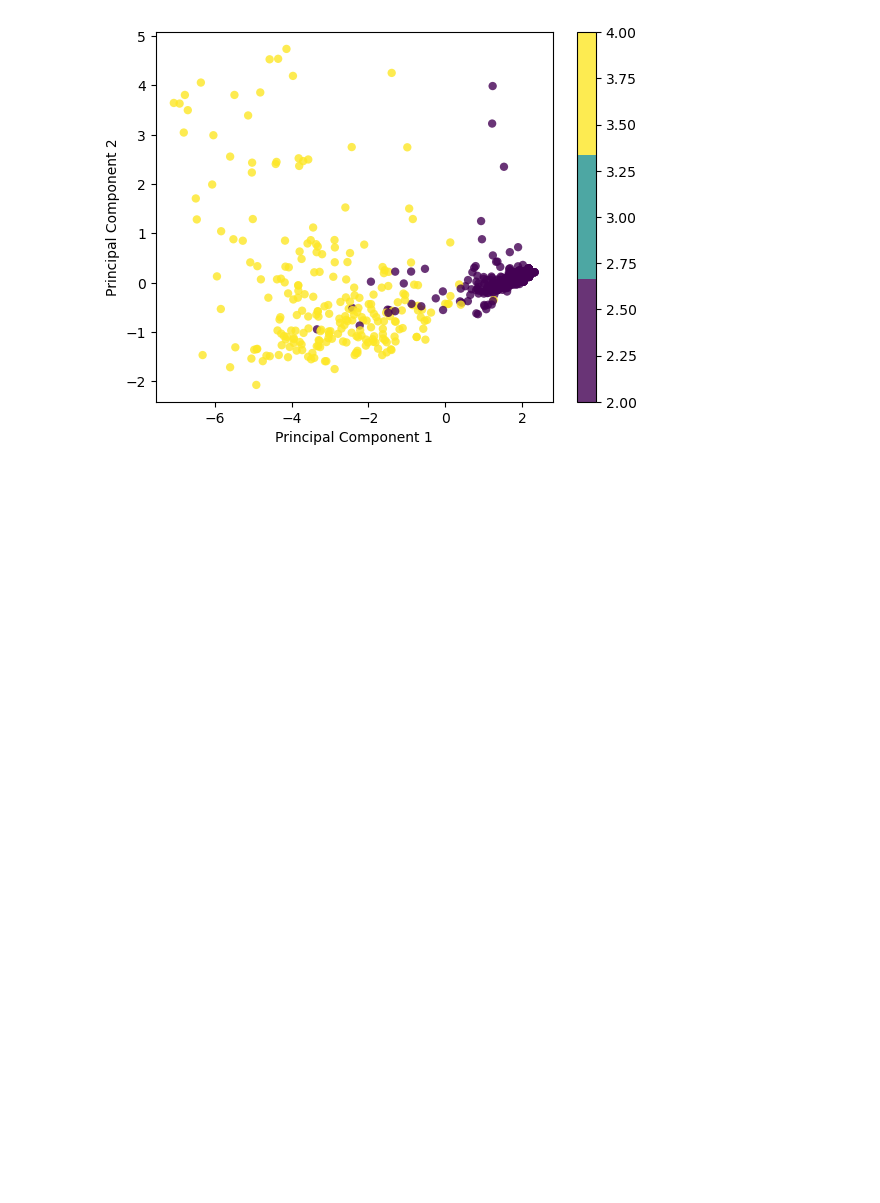
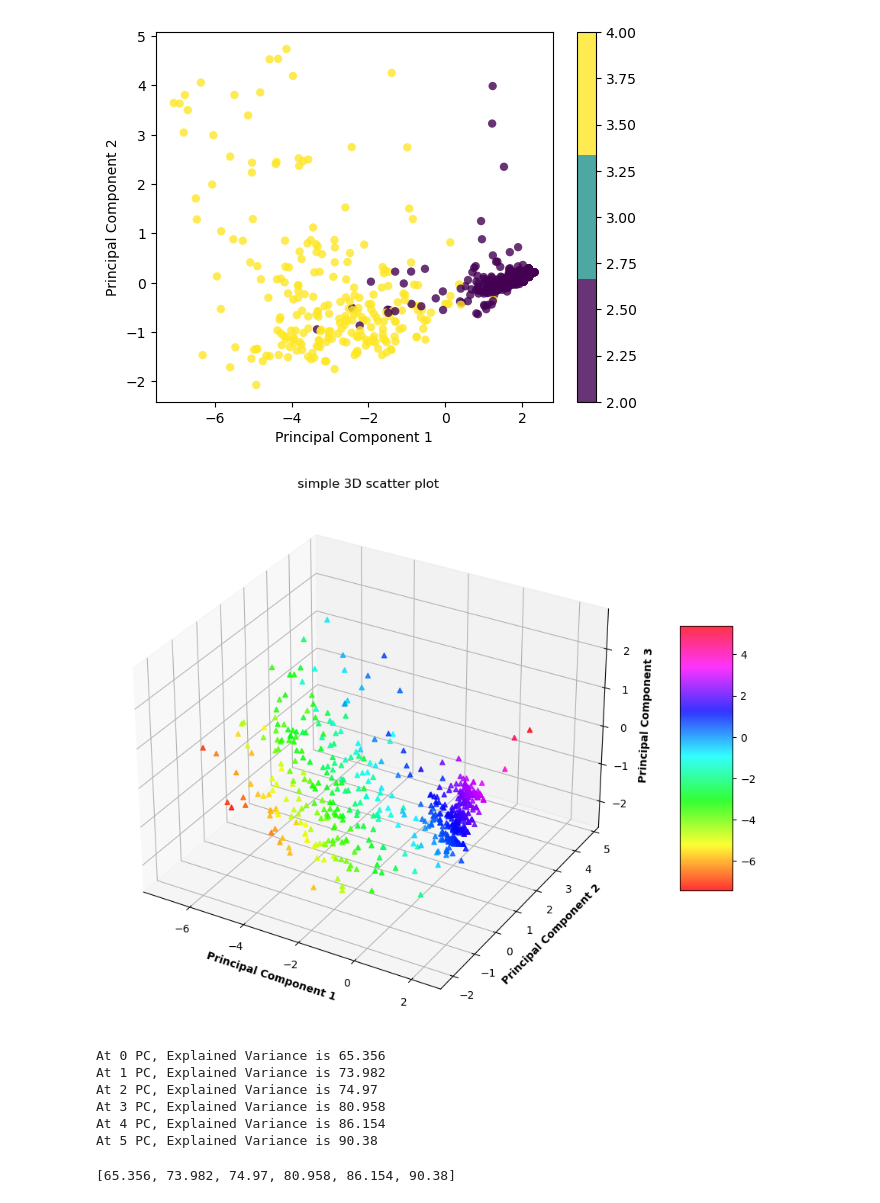
Before and after one commit to RossErskine/PCA-and-K-means-clustering-on-the-Breast-Cancer-Wisconsin-data-set, a Jupyter notebook: Principle component analysis.ipynb, the cells around one changed output. Saved outputs shown, nothing was run; the diff lists cells and outputs as text; code cells hidden in the pictures; blank space fills up the shorter version.

Commit message:
added 3d plot and variance explained

```diff
--- a/Principle component analysis.ipynb
+++ b/Principle component analysis.ipynb
@@ -52,12 +55,30 @@ class PCA:
         # project data
         X = X - self.mean
         return np.dot(X, self.components.T)
+
+    def explained_variance(self, X):
+        variance_explained=[]
+        c=0
+
+        # covariance
+        cov = np.cov(X.T)
+
+        # eigenvalues, eigenvectors
+        eigenvalues, eigenvectors = np.linalg.eig(cov)
+
+        for i in range(len((eigenvalues/(np.sum(eigenvalues))*100))):
+            c = c + np.around((eigenvalues[i]/(np.sum(eigenvalues))*100),3)
+            while c < 92:
+                variance_explained.append(c)
+                print('At', i,'PC,', 'Explained Variance is',c)
+                break
+        return variance_explained
 # %%
 X = df.drop(['Class'],axis=1)
 y = df['Class']
 # %%
 # Project data over 2 principal component
-pca = PCA(2)
+pca = PCA(3)
 pca.fit(X)
 X_projected = pca.transform(X)
 # %%
@@ -69,4 +90,5 @@ Shape of transformed X: (699, 2)
 # %%
 x1 = X_projected[:, 0]
 x2 = X_projected[:, 1]
+x3 = X_projected[:, 2]
 # %%
@@ -79,3 +102,35 @@ plt.colorbar()
 plt.show()
 # %% [output]
 [figure]
+# %%
+# Creating figure
+fig = plt.figure(figsize = (16, 9))
+ax = plt.axes(projection ="3d")
+# Add x, y gridlines
+ax.grid(b = True, color ='grey',linestyle ='-.', linewidth = 0.3,alpha = 0.2)
+# Creating color map
+my_cmap = plt.get_cmap('hsv')
+# Creating plot
+sctt = ax.scatter3D(x1, x2, x3,alpha = 0.8,c = (x1 + x2 + x3),cmap = my_cmap,marker ='^')
+plt.title("simple 3D scatter plot")
+ax.set_xlabel('Principal Component 1', fontweight ='bold')
+ax.set_ylabel('Principal Component 2', fontweight ='bold')
+ax.set_zlabel('Principal Component 3', fontweight ='bold')
+fig.colorbar(sctt, ax = ax, shrink = 0.5, aspect = 5)
+# show plot
+plt.show()
+# %% [output]
+[figure, added]
+# %%
+explained_variance = pca.explained_variance(X)
+# %% [output]
+At 0 PC, Explained Variance is 65.356
+At 1 PC, Explained Variance is 73.982
+At 2 PC, Explained Variance is 74.97
+At 3 PC, Explained Variance is 80.958
+At 4 PC, Explained Variance is 86.154
+At 5 PC, Explained Variance is 90.38
+# %%
+explained_variance
+# %% [output]
+[65.356, 73.982, 74.97, 80.958, 86.154, 90.38]
```
Also changed, not shown: parts of 5 cells of this notebook.
